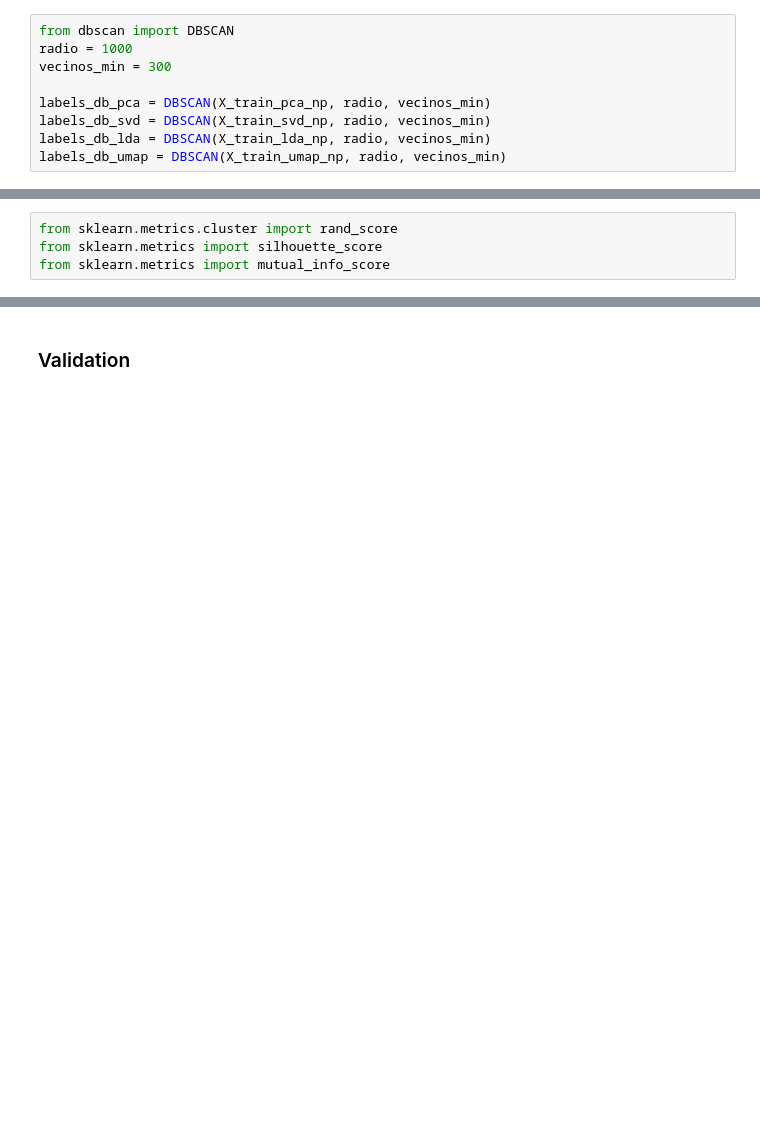
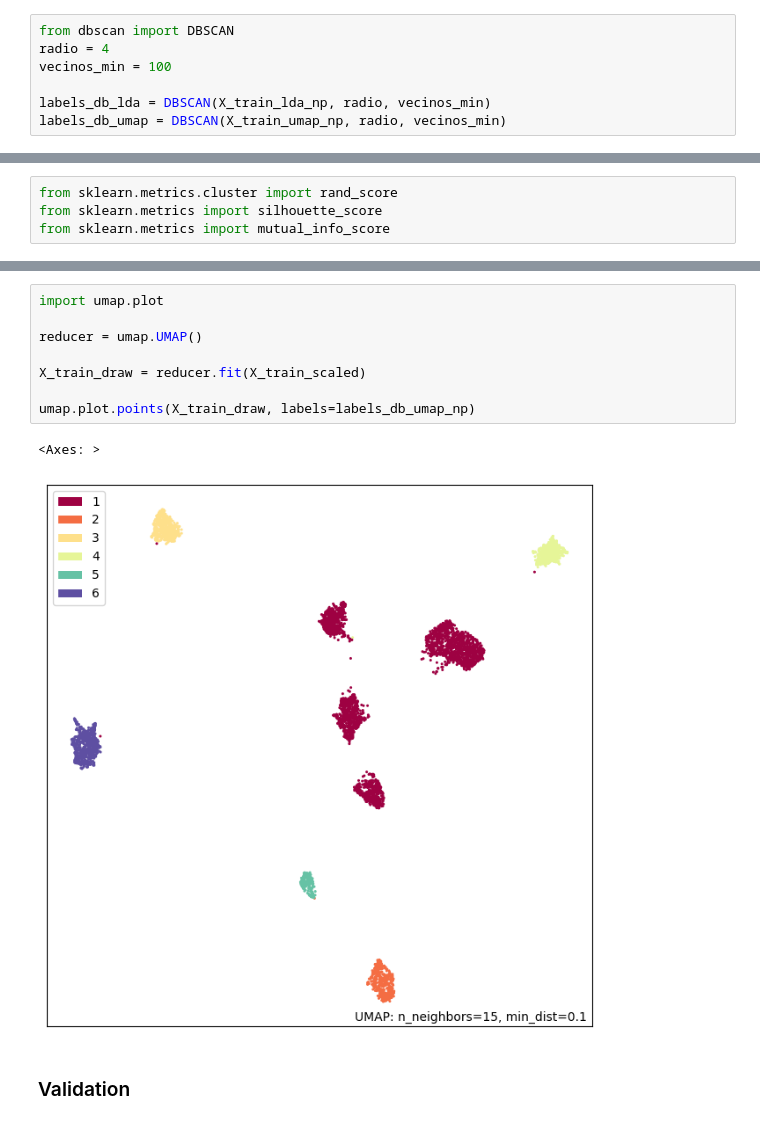
Before and after one commit to pieroGJ121/ML_proyecto_3, a Jupyter notebook: main.ipynb, the cells around one changed output, grey strips where cells are left out. Drawn from its saved outputs; the diff is of its cells as text; blank space fills up the shorter version.

```diff
--- a/main.ipynb
+++ b/main.ipynb
@@ -290,11 +141,9 @@ centroides_km_umap, clusters_km_umap = kmeans(X_train_umap_np, n_clusters, umbra
 #### DBSCAN
 # %%
 from dbscan import DBSCAN
-radio = 1000
-vecinos_min = 300
+radio = 4
+vecinos_min = 100
 
-labels_db_pca = DBSCAN(X_train_pca_np, radio, vecinos_min)
-labels_db_svd = DBSCAN(X_train_svd_np, radio, vecinos_min)
 labels_db_lda = DBSCAN(X_train_lda_np, radio, vecinos_min)
 labels_db_umap = DBSCAN(X_train_umap_np, radio, vecinos_min)
 # %% [markdown]
@@ -378,3 +212,14 @@ El mutual information de DBSCAN con umap es:  0.0
+# %%
+import umap.plot
+
+reducer = umap.UMAP()
+
+X_train_draw = reducer.fit(X_train_scaled)
+
+umap.plot.points(X_train_draw, labels=labels_db_umap_np)
+# %% [output]
+<Axes: >
+[figure, added]
 # %% [markdown]
 ### Validation
 # %%
```
Also changed, not shown: parts of 29 cells of this notebook.
